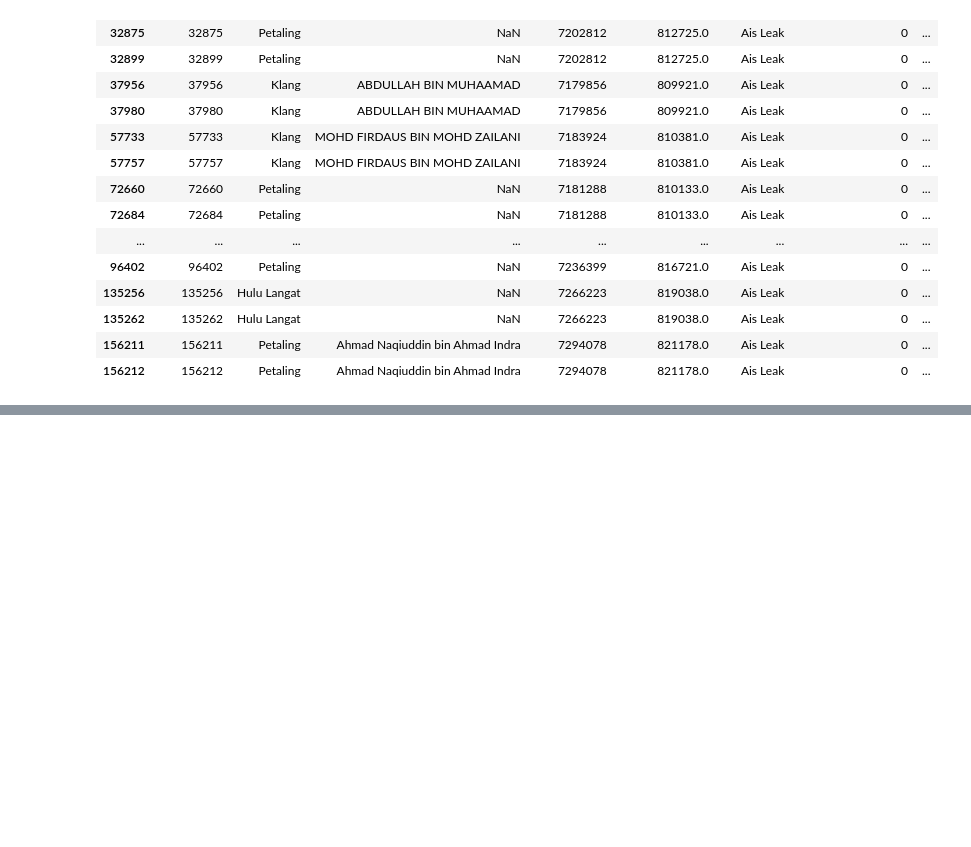
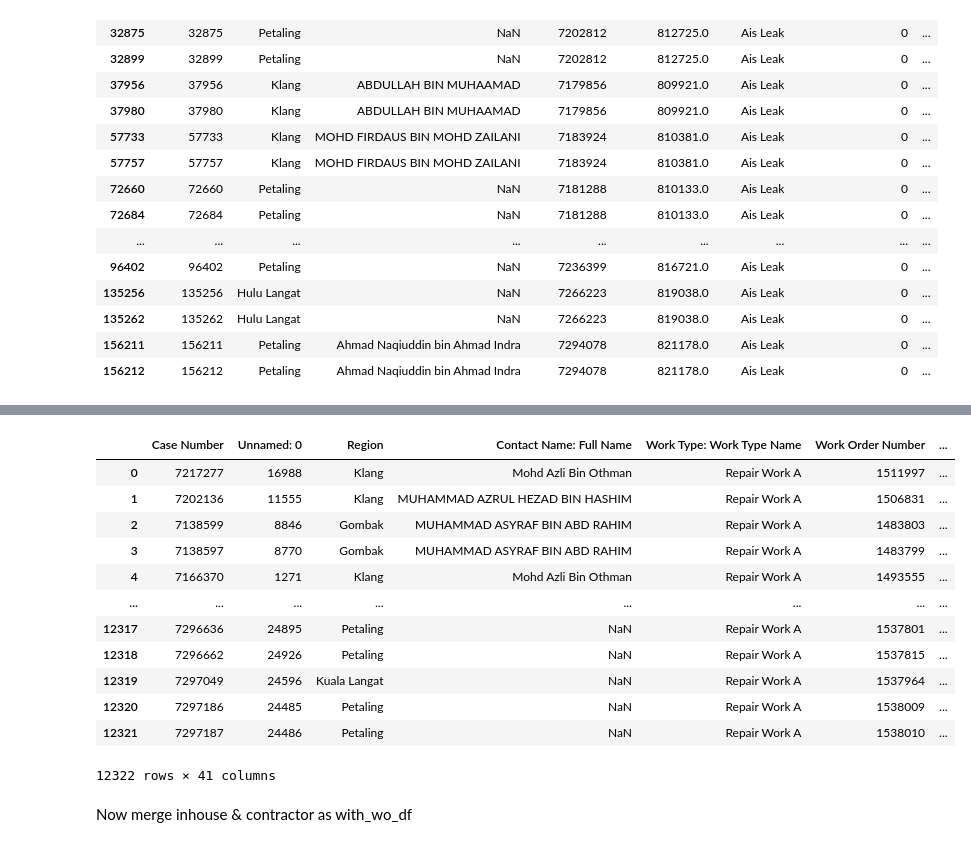
Before and after one commit to iqmal-1916447/MASTERLIST-LI-July-2024, a Jupyter notebook: analyzer-july.ipynb, the cells around one changed output, grey strips where cells are left out. Cells and saved outputs as stored; diff of their text form; code cells hidden in the pictures; blank space fills up the shorter version.

```diff
--- a/analyzer-july.ipynb
+++ b/analyzer-july.ipynb
@@ -239,0 +432,18 @@ data_df_all[data_df_all.duplicated(keep=False, subset=['Case Number'])]
+# %%
+display( data_df_contractor )
+# %% [output]
+|  | Case Number | Unnamed: 0 | Region | Contact Name: Full Name | Work Type: Work Type Name | Work Order Number | ... |
+| 0 | 7217277 | 16988 | Klang | Mohd Azli Bin Othman | Repair Work A | 1511997 | ... |
+| 1 | 7202136 | 11555 | Klang | MUHAMMAD AZRUL HEZAD BIN HASHIM | Repair Work A | 1506831 | ... |
+| 2 | 7138599 | 8846 | Gombak | MUHAMMAD ASYRAF BIN ABD RAHIM | Repair Work A | 1483803 | ... |
+| 3 | 7138597 | 8770 | Gombak | MUHAMMAD ASYRAF BIN ABD RAHIM | Repair Work A | 1483799 | ... |
+| 4 | 7166370 | 1271 | Klang | Mohd Azli Bin Othman | Repair Work A | 1493555 | ... |
+| ... | ... | ... | ... | ... | ... | ... | ... |
+| 12317 | 7296636 | 24895 | Petaling | NaN | Repair Work A | 1537801 | ... |
+| 12318 | 7296662 | 24926 | Petaling | NaN | Repair Work A | 1537815 | ... |
+| 12319 | 7297049 | 24596 | Kuala Langat | NaN | Repair Work A | 1537964 | ... |
+| 12320 | 7297186 | 24485 | Petaling | NaN | Repair Work A | 1538009 | ... |
+| 12321 | 7297187 | 24486 | Petaling | NaN | Repair Work A | 1538010 | ... |
+12322 rows × 41 columns
+# %% [markdown]
+Now merge inhouse & contractor as with_wo_df
```
Also changed, not shown: parts of 50 cells of this notebook, 4 other files.
